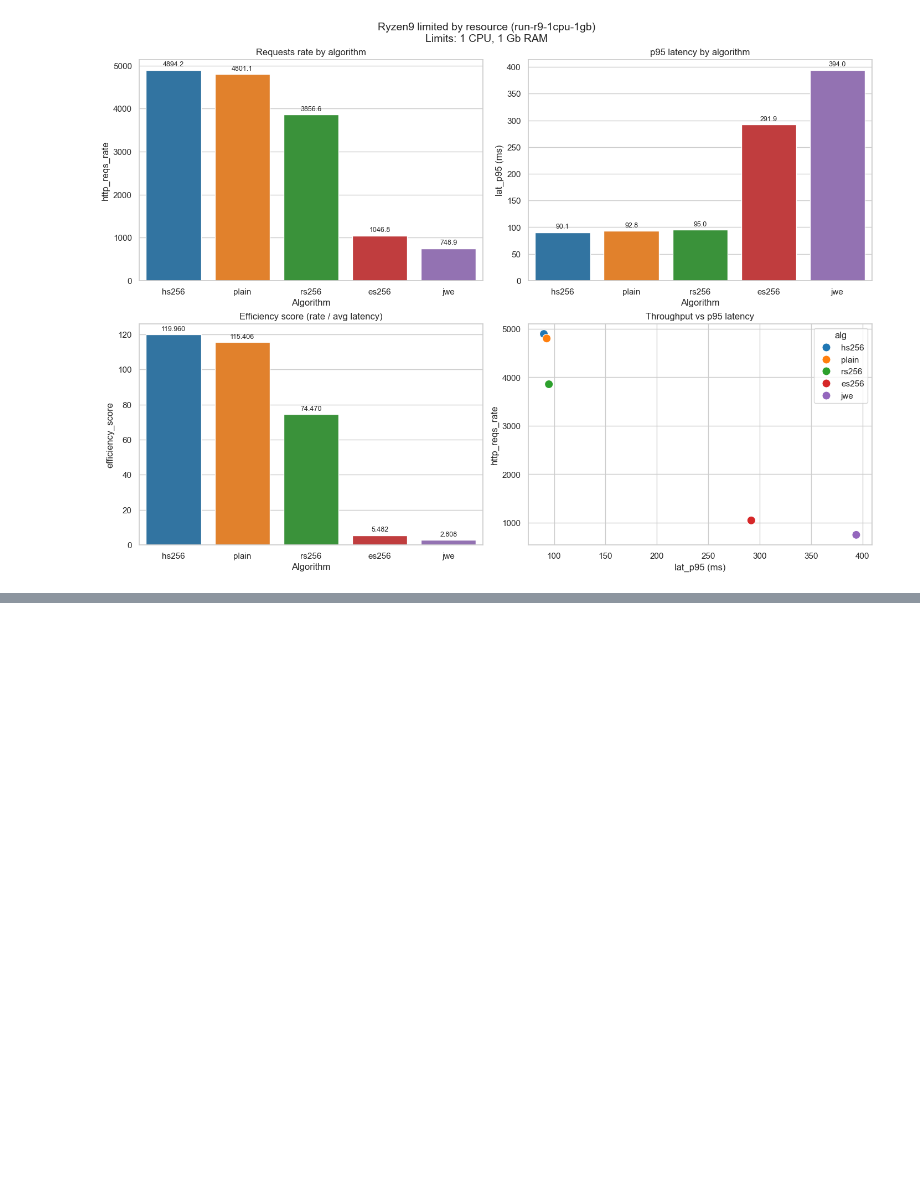
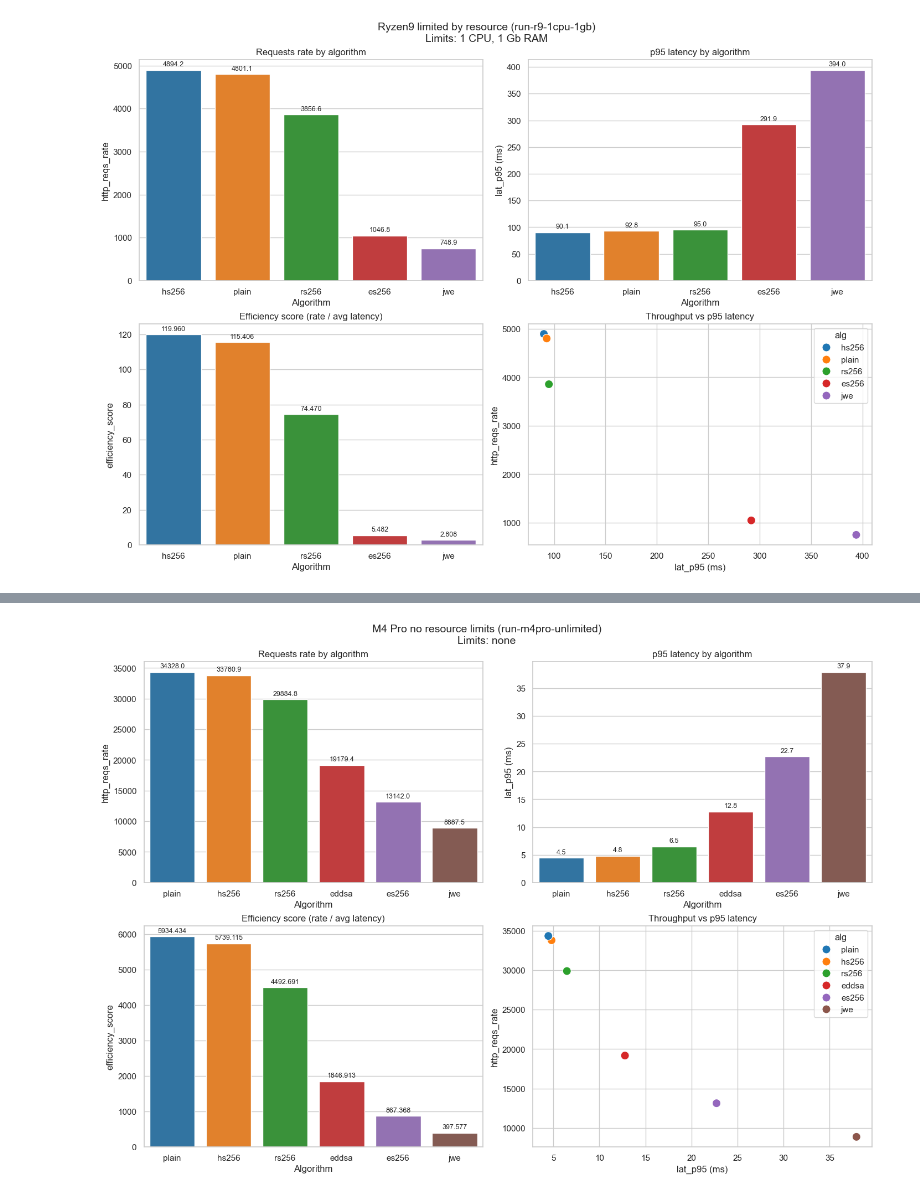
Before and after one commit to danilkiff/jwt-performance, a Jupyter notebook: results/analysis.ipynb, the cells around one changed output, grey strips where cells are left out. Drawn from its saved outputs; the diff is of its cells as text; code cells hidden in the pictures; blank space fills up the shorter version.

```diff
--- a/results/analysis.ipynb
+++ b/results/analysis.ipynb
@@ -196,0 +203,4 @@ plot_run(df, 'run-r9-1cpu-1gb')
+# %%
+plot_run(df, 'run-m4pro-unlimited')
+# %% [output]
+[figure, added]
```
Also changed, not shown: parts of 2 cells of this notebook, 14 other files.
